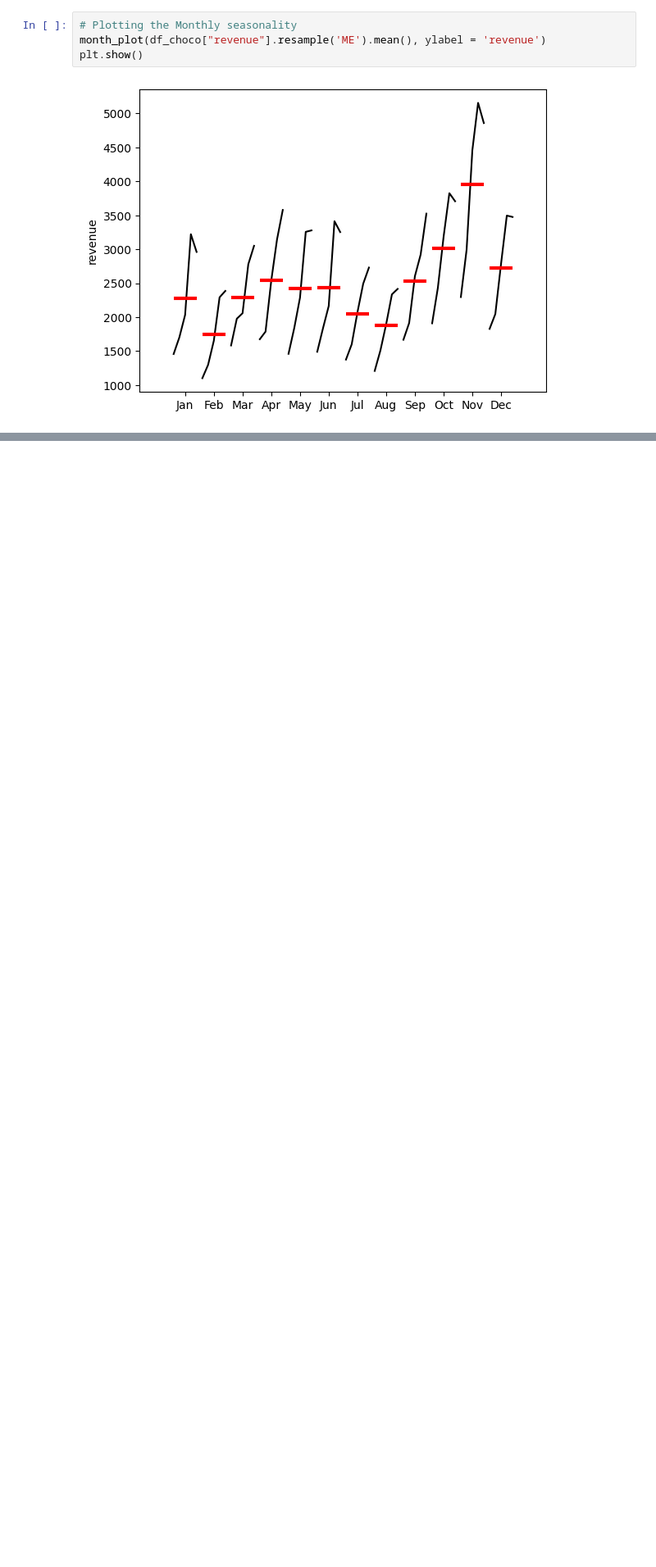
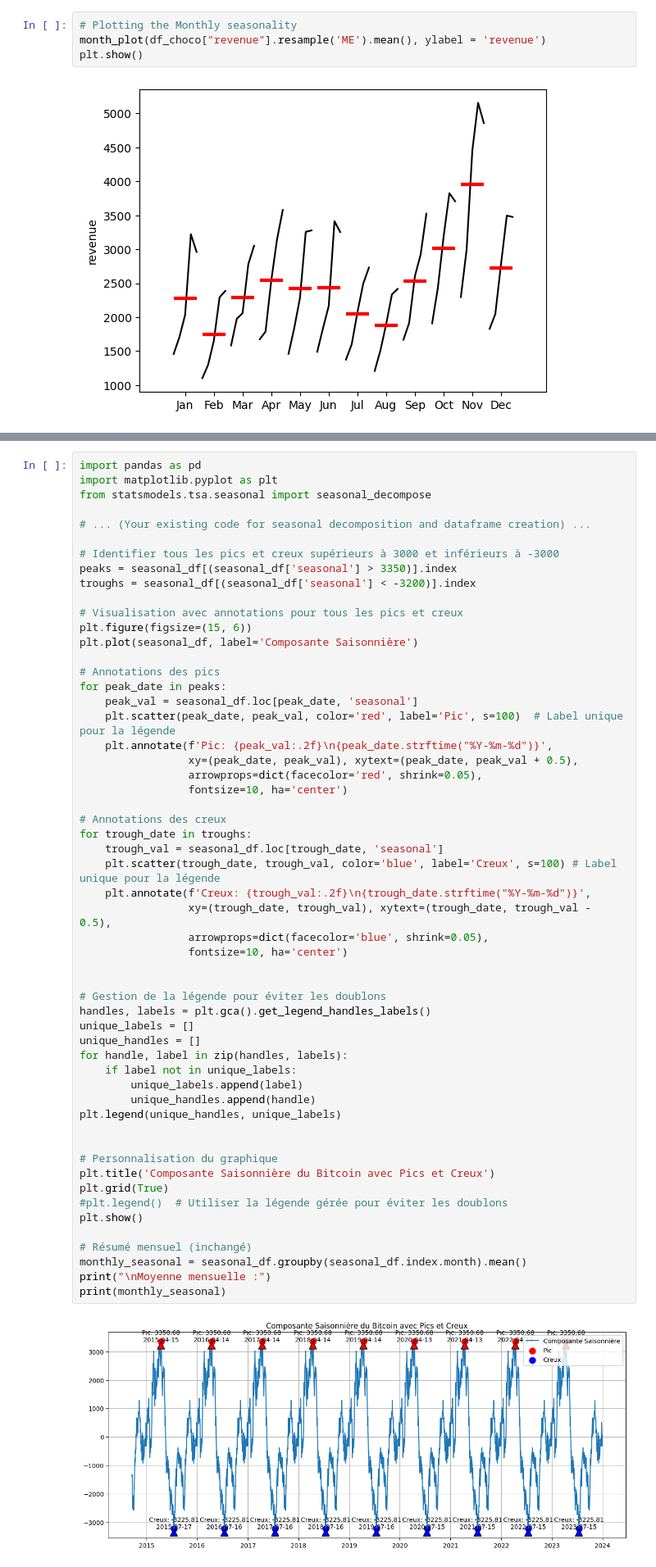
Before and after one commit to Mnr04/Time_series_analysis_course, a Jupyter notebook: Cours1_TSA.ipynb, the cells around one changed output, grey strips where cells are left out. Shown at 82% size. Cells and saved outputs as stored; diff of their text form; blank space fills up the shorter version.

```diff
--- a/Cours1_TSA.ipynb
+++ b/Cours1_TSA.ipynb
@@ -266,0 +278,57 @@ plt.show()
+# %%
+import pandas as pd
+import matplotlib.pyplot as plt
+from statsmodels.tsa.seasonal import seasonal_decompose
+
+# ... (Your existing code for seasonal decomposition and dataframe creation) ...
+
+# Identifier tous les pics et creux supérieurs à 3000 et inférieurs à -3000
+peaks = seasonal_df[(seasonal_df['seasonal'] > 3350)].index
+troughs = seasonal_df[(seasonal_df['seasonal'] < -3200)].index
+
+# Visualisation avec annotations pour tous les pics et creux
+plt.figure(figsize=(15, 6))
+plt.plot(seasonal_df, label='Composante Saisonnière')
+
+# Annotations des pics
+for peak_date in peaks:
+    peak_val = seasonal_df.loc[peak_date, 'seasonal']
+    plt.scatter(peak_date, peak_val, color='red', label='Pic', s=100)  # Label unique pour la légende
+    plt.annotate(f'Pic: {peak_val:.2f}\n{peak_date.strftime("%Y-%m-%d")}',
+                 xy=(peak_date, peak_val), xytext=(peak_date, peak_val + 0.5),
+                 arrowprops=dict(facecolor='red', shrink=0.05),
+                 fontsize=10, ha='center')
+
+# Annotations des creux
+for trough_date in troughs:
+    trough_val = seasonal_df.loc[trough_date, 'seasonal']
+    plt.scatter(trough_date, trough_val, color='blue', label='Creux', s=100) # Label unique pour la légende
+    plt.annotate(f'Creux: {trough_val:.2f}\n{trough_date.strftime("%Y-%m-%d")}',
+                 xy=(trough_date, trough_val), xytext=(trough_date, trough_val - 0.5),
+                 arrowprops=dict(facecolor='blue', shrink=0.05),
+                 fontsize=10, ha='center')
+
+
+# Gestion de la légende pour éviter les doublons
+handles, labels = plt.gca().get_legend_handles_labels()
+unique_labels = []
+unique_handles = []
+for handle, label in zip(handles, labels):
+    if label not in unique_labels:
+        unique_labels.append(label)
+        unique_handles.append(handle)
+plt.legend(unique_handles, unique_labels)
+
+
+# Personnalisation du graphique
+plt.title('Composante Saisonnière du Bitcoin avec Pics et Creux')
+plt.grid(True)
+#plt.legend()  # Utiliser la légende gérée pour éviter les doublons
+plt.show()
+
+# Résumé mensuel (inchangé)
+monthly_seasonal = seasonal_df.groupby(seasonal_df.index.month).mean()
+print("\nMoyenne mensuelle :")
+print(monthly_seasonal)
+# %% [output]
+[figure, added]
```
Also changed, not shown: parts of 4 cells of this notebook.
